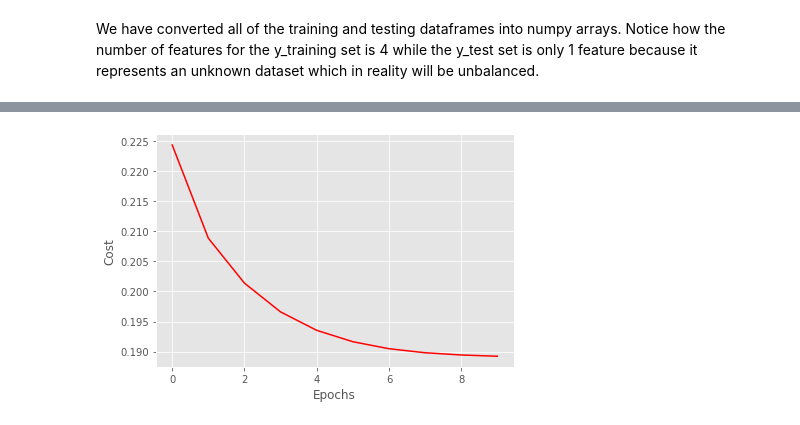
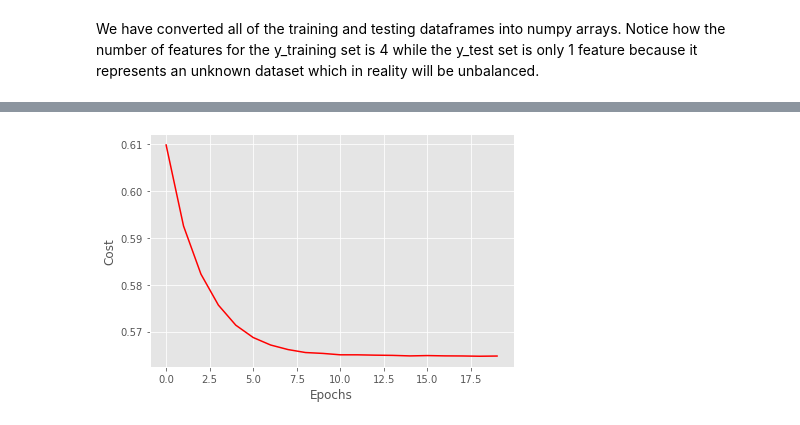
Before and after one commit to lukedemaio/MLLab04, a Jupyter notebook: Lab4_ROS.ipynb, the cells around one changed output, grey strips where cells are left out. Saved outputs shown, nothing was run; the diff lists cells and outputs as text; code cells hidden in the pictures.

```diff
--- a/Lab4_ROS.ipynb
+++ b/Lab4_ROS.ipynb
@@ -50,8 +51,11 @@ We decided to drop the county variable due to the fact that the counties represe
 
 from sklearn.model_selection import train_test_split
 
-y = df['ChildPoverty']
-X = df.drop(['ChildPoverty'], axis=1)
+df_target = df['ChildPoverty']
+df_data = df.drop(['ChildPoverty'], axis=1)
+
+X = df_data.copy()
+y = df_target.copy()
 
 X_train, X_test, y_train, y_test = sklearn.model_selection.train_test_split(X,y, test_size=0.2)
 y_train.describe()
@@ -385,11 +387,4 @@ print(len(X_train)/350)
 # %%
 params = {'n_hidden':35,
-         'C':0.1, 'epochs':10, 'eta':0.001, 'minibatches':len(X_train)/35,
+         'C':0.1, 'epochs':20, 'eta':0.001, 'minibatches':len(X_train)/35,
          'shuffle':True,'random_state':1}
-# %%
-%%time
-nn_mini_batch = TLPMiniBatch(**params)
-
-nn_mini_batch.fit(X_train, y_train, print_progress=1)
-yhat = nn_mini_batch.predict(X_test)
-print('Accuracy:',accuracy_score(y_test,yhat))
@@ -401,7 +390,0 @@ Wall time: 19.5 s
-# %%
-%%time
-nn_cross_entropy = TLPMiniBatchCrossEntropy(**params)
-
-nn_cross_entropy.fit(X_train, y_train, print_progress=1)
-yhat = nn_cross_entropy.predict(X_test)
-print('Accuracy:',accuracy_score(y_test,yhat))
@@ -425,12 +403,12 @@ Wall time: 21.9 s
 # %%
 import matplotlib.pyplot as plt
 # take the mean of each minibatch epoch
-cost_avgs = [np.mean(x) for x in nn_mini_batch.cost_]
+cost_avgs = [np.mean(x) for x in nn_glorot.cost_]
 
 plt.plot(range(len(cost_avgs)), cost_avgs, color='red')
 plt.ylabel('Cost')
 plt.xlabel('Epochs')
 plt.tight_layout()
 plt.show()
 # %% [output]
-[figure, old version]
+[figure, new version]
```
Also changed, not shown: parts of 27 cells of this notebook.
